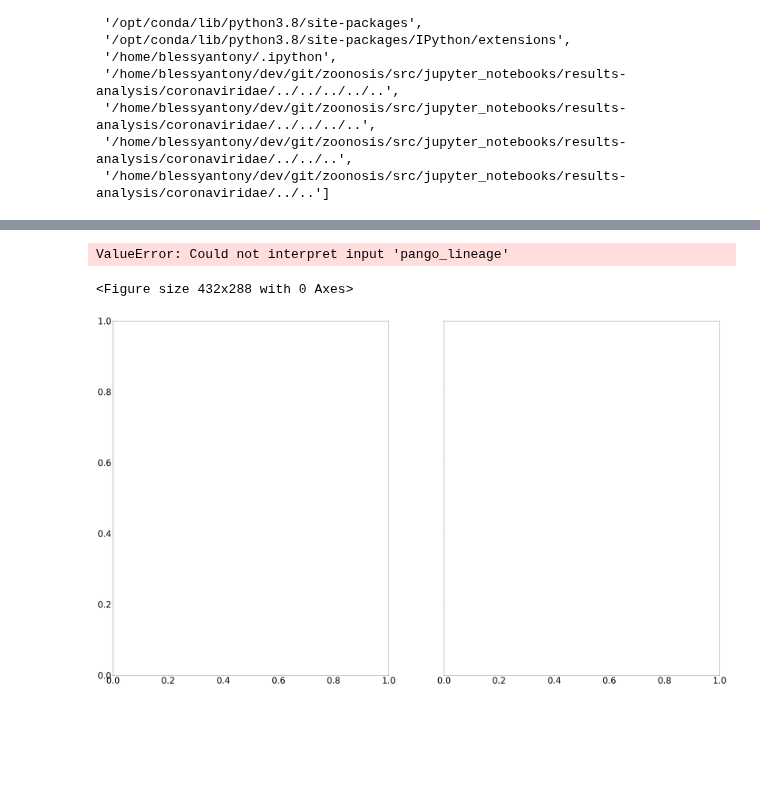
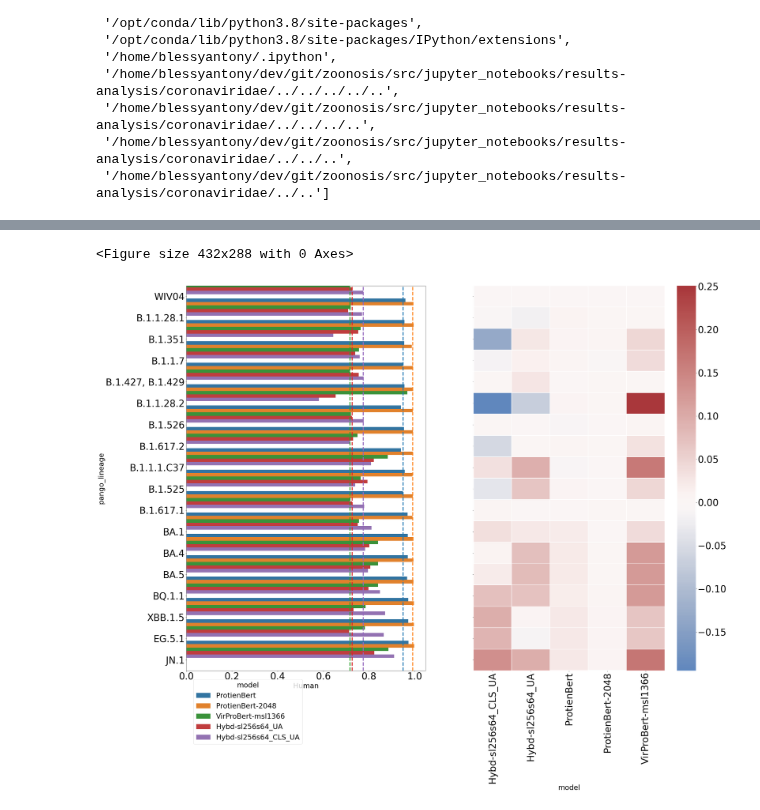
Before and after one commit to NSF-COMPASS-Center/HAVEN, a Jupyter notebook: src/jupyter_notebooks/results-analysis/coronaviridae/sarscov2_s_prot_variants_prediction_uniprot.ipynb, the cells around one changed output, grey strips where cells are left out. Saved outputs shown, nothing was run; the diff lists cells and outputs as text; code cells hidden in the pictures; blank space fills up the shorter version.

```diff
--- a/src/jupyter_notebooks/results-analysis/coronaviridae/sarscov2_s_prot_variants_prediction_uniprot.ipynb
+++ b/src/jupyter_notebooks/results-analysis/coronaviridae/sarscov2_s_prot_variants_prediction_uniprot.ipynb
@@ -41,17 +61,21 @@ from datetime import datetime
 # }
 
 file_paths = {
-    "msl128vs30_ae_bn_s64_UA": os.path.join(os.getcwd(), "..","..", "..", "..", "output/raw/coronaviridae_s_prot_variants/20240829/sars-cov-2/uniprot/cov-S-multi-transfer_learning_mlm_hybrid_attn_fnn_2l_lr1e-4/msl128ae_bn_vs30_s64/tl_tf_multi_sarscov2_variants_s.csv"),
-    "msl128vs30cls_ae_bn_s64_UA": os.path.join(os.getcwd(), "..","..", "..", "..", "output/raw/coronaviridae_s_prot_variants/20240829/sars-cov-2/uniprot/cov-S-multi-transfer_learning_mlm_hybrid_attn_fnn_2l_lr1e-4/msl128ae_bn_vs30cls_s64/tl_tf_multi_sarscov2_variants_s.csv"),
-    #"msl256vs30_ae_bn_s64_UA": os.path.join(os.getcwd(), "..","..", "..", "..", "output/raw/coronaviridae_s_prot_variants/20240808/sars-cov-2/uniprot/cov-S-multi-transfer_learning_mlm_hybrid_attn_fnn_2l_lr1e-4/msl256vs30_s64/tl_tf_multi_sarscov2_variants_s.csv"),
-    "msl256vs30cls_ae_bn_s64_UA": os.path.join(os.getcwd(), "..","..", "..", "..", "output/raw/coronaviridae_s_prot_variants/20240829/sars-cov-2/uniprot/cov-S-multi-transfer_learning_mlm_hybrid_attn_fnn_2l_lr1e-4/msl256ae_bn_vs30cls_s64/tl_tf_multi_sarscov2_variants_s.csv")
+    #"msl128vs30_ae_bn_s64_UA": os.path.join(os.getcwd(), "..","..", "..", "..", "output/raw/coronaviridae_s_prot_variants/20240829/sars-cov-2/uniprot/cov-S-multi-transfer_learning_mlm_hybrid_attn_fnn_2l_lr1e-4/msl128ae_bn_vs30_s64/tl_tf_multi_sarscov2_variants_s.csv"),
+    #"msl128vs30cls_ae_bn_s64_UA": os.path.join(os.getcwd(), "..","..", "..", "..", "output/raw/coronaviridae_s_prot_variants/20240829/sars-cov-2/uniprot/cov-S-multi-transfer_learning_mlm_hybrid_attn_fnn_2l_lr1e-4/msl128ae_bn_vs30cls_s64/tl_tf_multi_sarscov2_variants_s.csv"),
+    "ProtienBert": os.path.join(os.getcwd(), "..","..", "..", "..", "output/raw/coronaviridae_s_prot_uniprot_embl_vertebrates_t0.01_c8/20240902/host_multi/proteinbert/uniprot_cov_s_prot_embl_hosts/sarscov2_variants_s_prediction_results_20240902_224534.csv"),
+    "ProtienBert-2048": os.path.join(os.getcwd(), "..","..", "..", "..", "output/raw/coronaviridae_s_prot_uniprot_embl_vertebrates_t0.01_c8/20240902/host_multi/proteinbert/uniprot_cov_s_prot_embl_hosts/sarscov2_variants_s_prediction_results_20240903_132845.csv"),
+    "VirProBert-msl1366": os.path.join(os.getcwd(), "..","..", "..", "..", "output/raw/coronaviridae_s_prot_variants/20240903/sars-cov-2/uniprot/cov-S-multi-transfer_learning_mlm_msl1366/tl_tf_multi_sarscov2_variants_s.csv"),
+    "Hybd-sl256s64_UA": os.path.join(os.getcwd(), "..","..", "..", "..", "output/raw/coronaviridae_s_prot_perturbation/20240829/sars-cov-2/uniprot/cov-S-multi-transfer_learning_mlm_hybrid_attn_fnn_2l_lr1e-4/msl256ae_bn_vs30_s64/tl_tf_multi_sarscov2_variants_s.csv"),
+    "Hybd-sl256s64_CLS_UA": os.path.join(os.getcwd(), "..","..", "..", "..", "output/raw/coronaviridae_s_prot_variants/20240829/sars-cov-2/uniprot/cov-S-multi-transfer_learning_mlm_hybrid_attn_fnn_2l_lr1e-4/msl256ae_bn_vs30cls_s64/tl_tf_multi_sarscov2_variants_s.csv"),
 }
 # %%
 dfs = []
 for k, v in file_paths.items():
     df = pd.read_csv(v)
     df["model"] = k
-    df["id"] = df["id"].str.extract(r"\['(.+)'\]")
+    if "ProtienBert" not in k:
+        df["id"] = df["id"].str.extract(r"\['(.+)'\]")
     index_seq_pred = df[df["id"] == "WIV04"]["Human"].values[0]
     df["Human_pred_diff"] = df["Human"] - index_seq_pred
     dfs.append(df)
@@ -176,27 +190,26 @@ df
 # %%
 plt.clf()
 plt.rcParams['xtick.labelsize'] = 40
 plt.rcParams['ytick.labelsize'] = 40
 plt.rcParams.update({'font.size': 30})
 
-fig, axs = plt.subplots(1, 2, figsize=(50, 30), sharex=False, sharey=True)
+fig, axs = plt.subplots(1, 2, figsize=(40, 30), sharex=False, sharey=True)
 
 colors = sns.color_palette('tab10')
 models = list(df["model"].unique())
 
 color_palette_dict = {k: v for k, v in zip(models, colors)}
 
-sns.barplot(df,  x="Human", y="pango_lineage", hue="model", ax=axs[0], order=order)
+sns.barplot(data=df,  x="Human", y="pango_lineage", hue="model", ax=axs[0], order=order)
                # boxprops={"facecolor": (.3, .5, .7, .5)})
 sns.move_legend(axs[0], "lower right", bbox_to_anchor=(.5, -.2))
 
 for model, color in zip(models, colors):
-    axs[0].axvline(df[(df["model"] == model) & (df["id"] == "WIV04")]["Human"].values[0], color=color, linestyle="--")
+    axs[0].axvline(df[(df["model"] == model) & (df["id"] == "WIV04")]["Human"].values[0], color=color, linestyle="--", linewidth=4)
 
-sns.heatmap(df.pivot(index="pango_lineage", columns="model", values="Human_pred_diff"), ax=axs[1], linewidth=.1, center=0, cmap="vlag")
+sns.heatmap(df.pivot(index="pango_lineage", columns="model", values="Human_pred_diff").reindex(order), ax=axs[1], linewidth=.1, center=0, cmap="vlag")
 axs[1].set_ylabel("")
 plt.show()
 # %% [output]
-ValueError: Could not interpret input 'pango_lineage'
+<Figure size 432x288 with 0 Axes>
-<Figure size 432x288 with 0 Axes>
-[figure, old version]
+[figure, new version]
```
Also changed, not shown: parts of 8 cells of this notebook, 4 other files.
